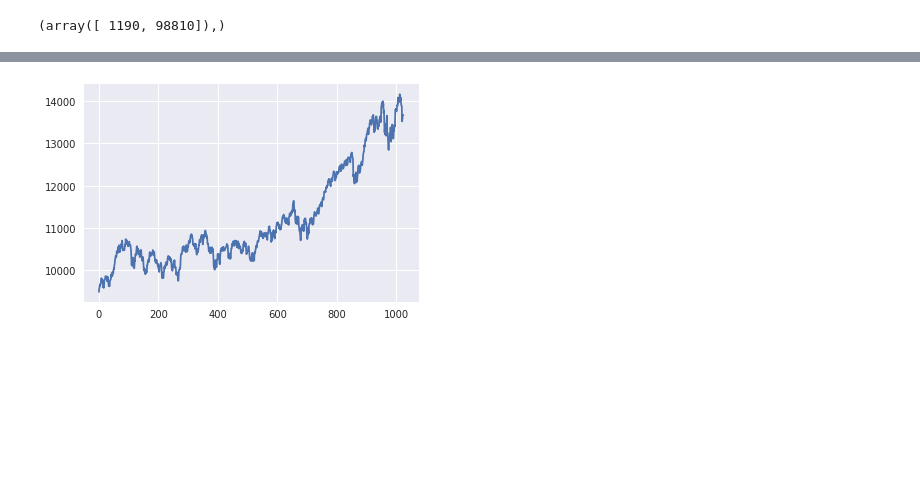
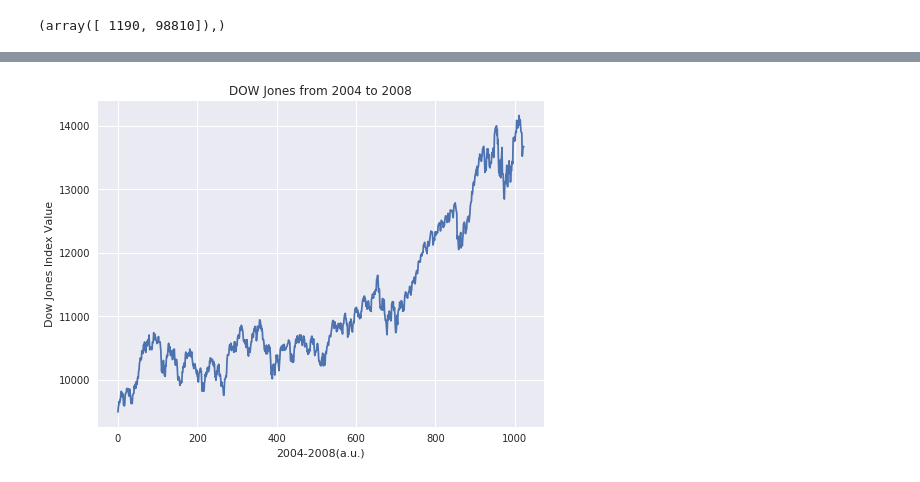
Before and after one commit to andrewkhardy/PHY-407, a Jupyter notebook: Lab05-01.ipynb, the cells around one changed output, grey strips where cells are left out. Saved outputs shown, nothing was run; the diff lists cells and outputs as text; code cells hidden in the pictures; blank space fills up the shorter version.

```diff
--- a/Lab05-01.ipynb
+++ b/Lab05-01.ipynb
@@ -104,8 +146,12 @@ plt.show()
 # %%
 ### Exercise 7.6
 # Part A
 a_new_dow = np.loadtxt('dow2.txt')
+plt.figure(figsize = (8,6))
 plt.plot(a_new_dow)
+plt.title('DOW Jones from 2004 to 2008')
+plt.xlabel('2004-2008(a.u.)')
+plt.ylabel('Dow Jones Index Value')
 plt.show()
 # %% [output]
-[figure, old version]
+[figure, new version]
```
Also changed, not shown: parts of 30 cells of this notebook.
